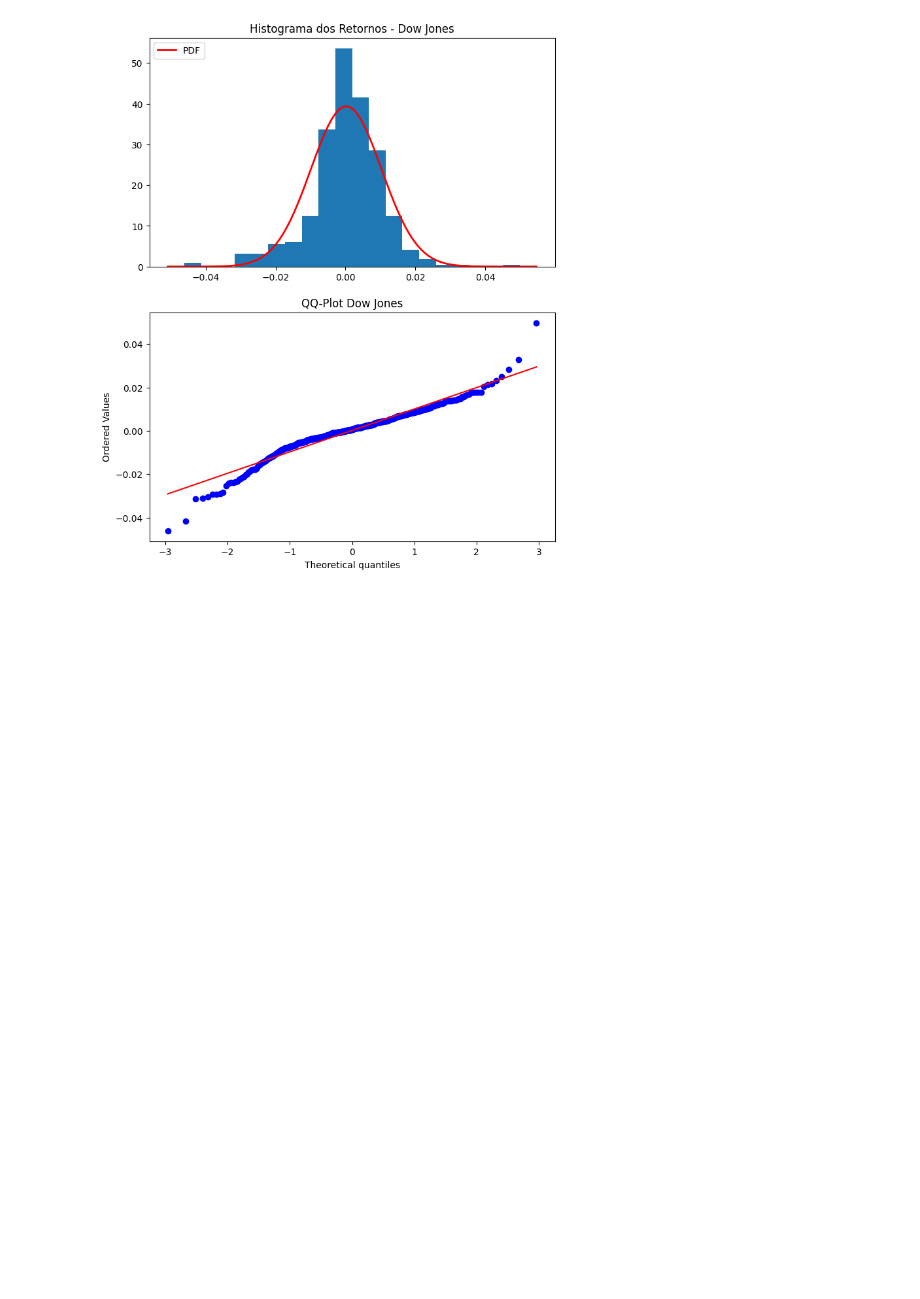
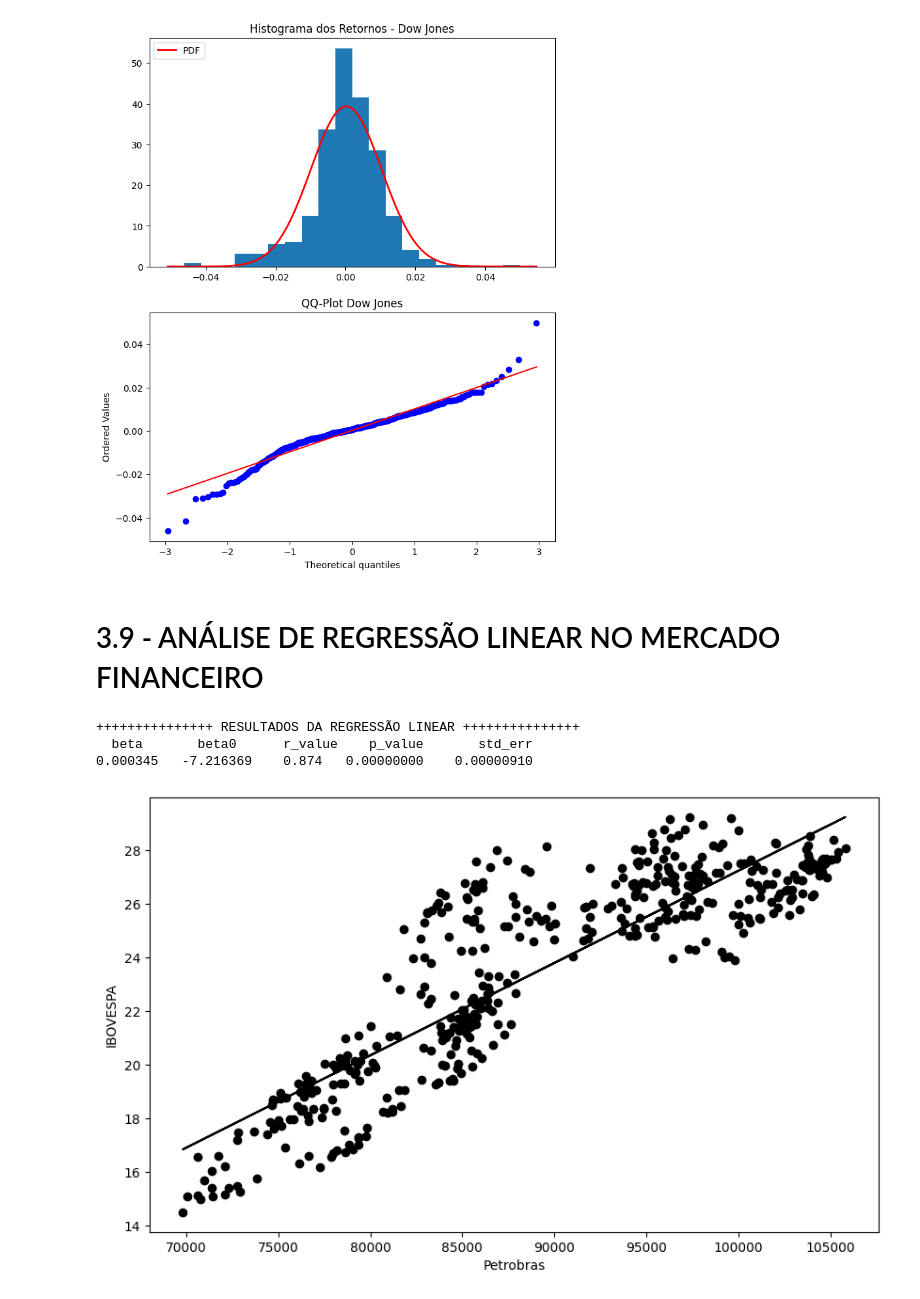
Before and after one commit to eraosso/PMF, a Jupyter notebook: Capitulo-3.ipynb, the cells around one changed output. Drawn from its saved outputs; the diff is of its cells as text; code cells hidden in the pictures; blank space fills up the shorter version.

```diff
--- a/Capitulo-3.ipynb
+++ b/Capitulo-3.ipynb
@@ -373,3 +378,34 @@ plota_graficos(df, retornos, "Dow Jones")
 # %% [output]
 [figure]
 [figure]
+# %% [markdown]
+# 3.9 - ANÁLISE DE REGRESSÃO LINEAR NO MERCADO FINANCEIRO
+# %%
+dados1 = pd.read_excel(chapter_dir / "Ibv.xlsx", index_col=0, header=None)
+dados2 = pd.read_excel(chapter_dir / "Petrobras.xlsx", index_col=0, header=None)
+
+dados1 = np.array(dados1)
+dados2 = np.array(dados2)
+# %%
+def regressao_linear(x, y, empresa1, empresa2):
+    beta, beta0, r_value, p_value, std_err = stats.linregress(x, y)
+    print(f"+++++++++++++++ RESULTADOS DA REGRESSÃO LINEAR +++++++++++++++")
+    print(f"  beta       beta0      r_value    p_value       std_err")
+    yLin = beta * dados1 + beta0
+    print(f"{beta[0]:.6f}   {beta0[0]:.6f}    {r_value[0]:.3f}   {p_value[0]:.8f}    {std_err[0]:.8f}")
+
+    plt.figure(figsize=(10, 6))
+    plt.plot(dados1, yLin, "-k", dados1, dados2, "ok")
+    plt.xlabel(f"{empresa1}")
+    plt.ylabel(f"{empresa2}")
+    plt.show()
+
+    return
+
+
+regressao_linear(dados1, dados2, "Petrobras", "IBOVESPA")
+# %% [output]
++++++++++++++++ RESULTADOS DA REGRESSÃO LINEAR +++++++++++++++
+  beta       beta0      r_value    p_value       std_err
+0.000345   -7.216369    0.874   0.00000000    0.00000910
+[figure, added]
```
Also changed, not shown: parts of 34 cells of this notebook.
